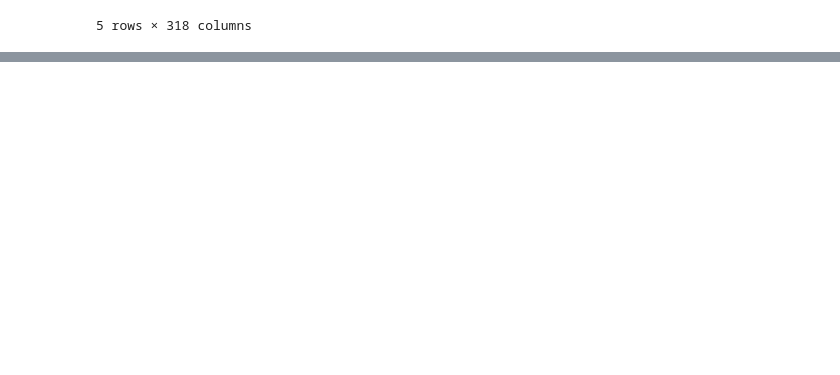
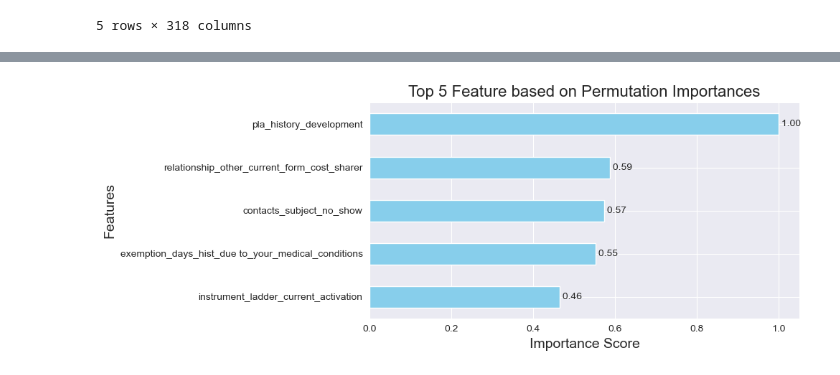
Before and after one commit to yulinchen03/TestingProject, a Jupyter notebook: src/team_2/biased_feature_selection.ipynb, the cells around one changed output, grey strips where cells are left out. Cells and saved outputs as stored; diff of their text form; code cells hidden in the pictures; blank space fills up the shorter version.

```diff
--- a/src/team_2/biased_feature_selection.ipynb
+++ b/src/team_2/biased_feature_selection.ipynb
@@ -144,4 +156,6 @@ biased_features.append('persoon_leeftijd_bij_onderzoek')
 df = df.drop(name_mapping['persoon_leeftijd_bij_onderzoek'], axis=1)
 # %%
 ###REPEAT STEPS
-analyze_features(df, True, 'feature_importance_2.pkl')
+analyze_features(df, False, 'feature_importance_2.pkl')
+# %% [output]
+[figure, added]
```
Also changed, not shown: parts of 14 cells of this notebook.
